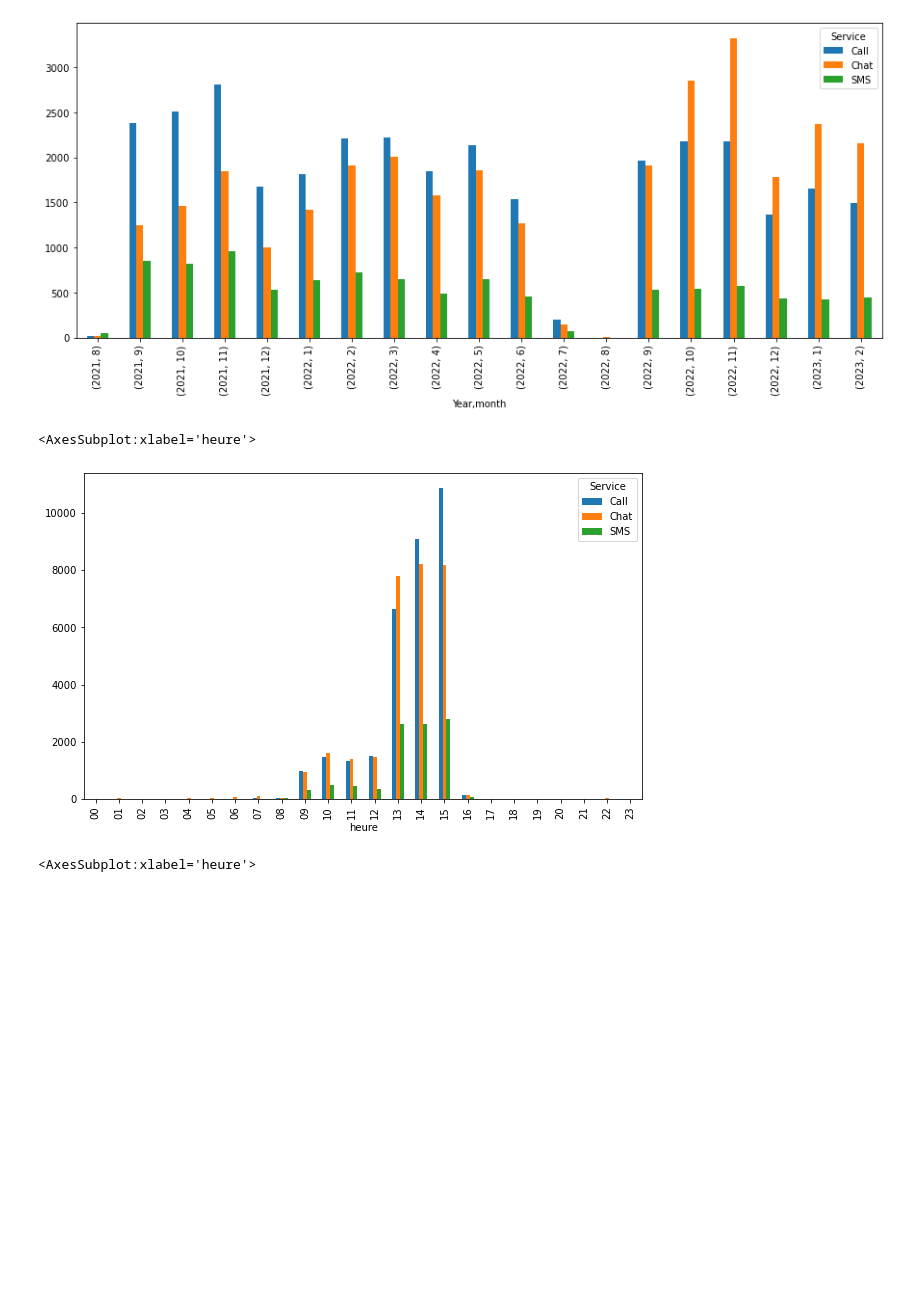
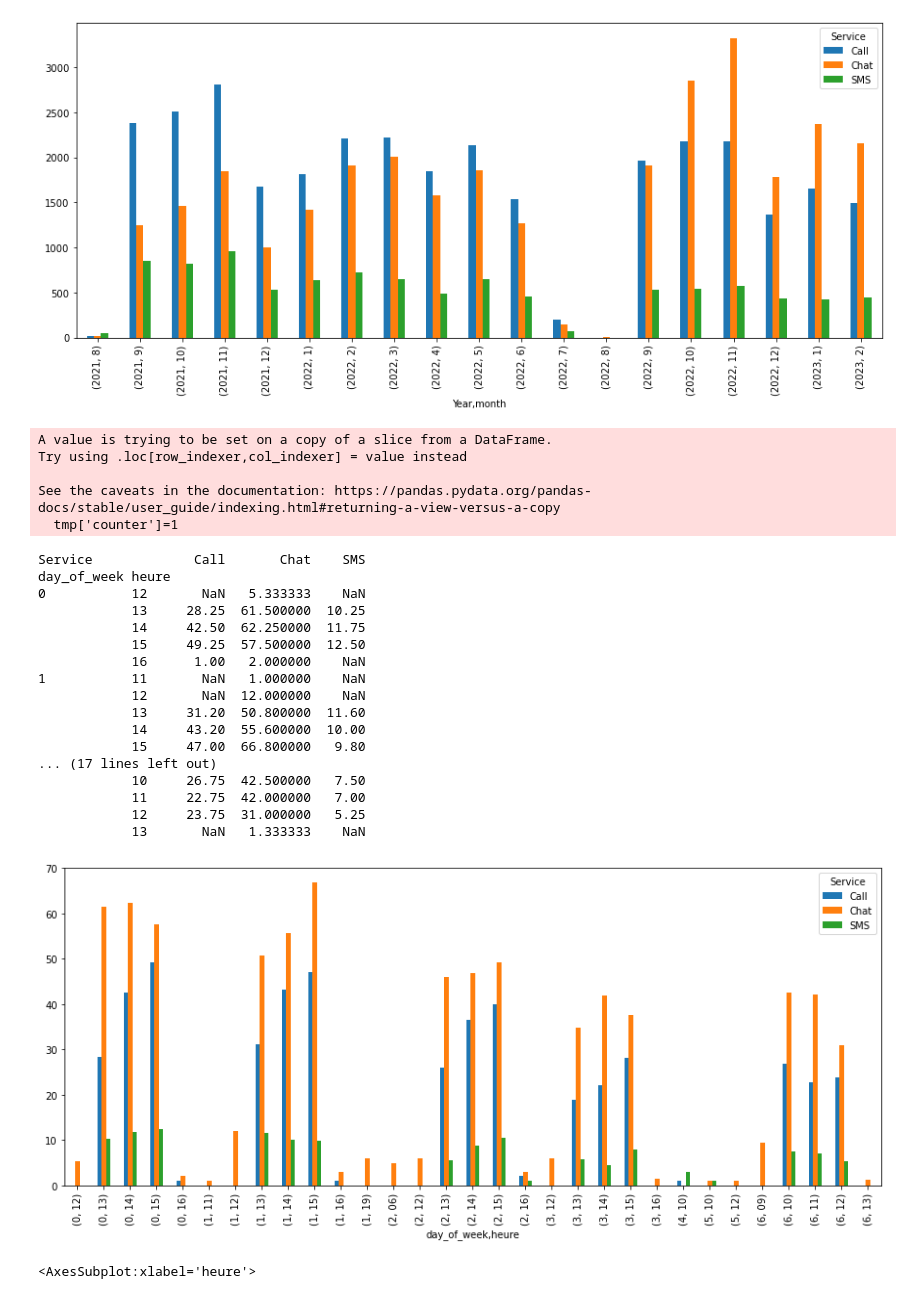
Before and after one commit to Learningchipmunk/Alloprof_DataChallenge_2023, a Jupyter notebook: Test.ipynb, the cells around one changed output. Cells and saved outputs as stored; diff of their text form; code cells hidden in the pictures; blank space fills up the shorter version.

Commit message:
Notebook edits
Data preprocessing and time segmentation

```diff
--- a/Test.ipynb
+++ b/Test.ipynb
@@ -40,18 +129,3 @@ def kmeans(U,k):
             C[i] = np.mean(points, axis=0)#stocke les coordonnes du centre du cluster i
         diff = dist2(C, C_old, None)
     return(C, clusters)
-# %%
-com=pd.read_csv('details_communications-20230301.csv', delimiter=',')
-# alltype=([('f0','str'),('f1','date'),('f2','str'),('f3','str'),('f4','str'), ('f5', ''), ('f6', 'f8'),('f7','f8'),('f8','f8'),('f9','i8'),('f10','i8')])
-# com=np.genfromtxt(completename,delimiter=",",dtype=alltype,usecols=[0,1,2,3,4,5,6,7,8,9,10], names=True)
-# com=np.array(times, dtype=object)
-# com.head()
-com = com.query("Date >= '2021-08-1'")
-com['Date'] = pd.to_datetime(com['Date'])
-com['day_of_week'] = com['Date'].dt.dayofweek
-com['Week_Number'] = com['Date'].dt.isocalendar().week
-com["month"] = com["Date"].dt.month
-com["Year"] = com["Date"].dt.year
-com["MY"]= com['Date'].dt.strftime('%Y-%m')
-com['heure'] = com.Time.str[0:2]
-com.head()
@@ -158,18 +301,44 @@ com_pivot.plot.bar(ax=axs)
 <AxesSubplot:xlabel='Year,month'>
 [figure]
 # %%
-fig, axs = plt.subplots(figsize=(10, 6))
-com['counter']=1
-new=com.groupby(["heure",'Service'])['counter'].sum().reset_index(name ='Sum')
+fig, axs = plt.subplots(figsize=(15, 6))
+tmp= com.query("Date >= '2022-11-01' and Date <='2022-12-01'")
+tmp['counter']=1
+new=tmp.groupby(['Date',"heure",'Service'])['counter'].sum().reset_index(name ='Sum')
+new['day_of_week'] = new['Date'].dt.dayofweek
+new=new.groupby(['day_of_week','heure','Service'])['Sum'].mean().reset_index(name ='Mean')
+new.head()
 com_pivot = pd.pivot_table(new,
-                          values="Sum",
-                          index="heure",
+                          values="Mean",
+                          index=['day_of_week',"heure"],
                           columns="Service")
 
 com_pivot.plot.bar(ax=axs)
+print(com_pivot)
 # %% [output]
-<AxesSubplot:xlabel='heure'>
+A value is trying to be set on a copy of a slice from a DataFrame.
+Try using .loc[row_indexer,col_indexer] = value instead
+
+See the caveats in the documentation: https://pandas.pydata.org/pandas-docs/stable/user_guide/indexing.html#returning-a-view-versus-a-copy
+  tmp['counter']=1
+Service             Call       Chat    SMS
+day_of_week heure
+0           12       NaN   5.333333    NaN
+            13     28.25  61.500000  10.25
+            14     42.50  62.250000  11.75
+            15     49.25  57.500000  12.50
+            16      1.00   2.000000    NaN
+1           11       NaN   1.000000    NaN
+            12       NaN  12.000000    NaN
+            13     31.20  50.800000  11.60
+            14     43.20  55.600000  10.00
+            15     47.00  66.800000   9.80
+... (17 lines left out)
+            10     26.75  42.500000   7.50
+            11     22.75  42.000000   7.00
+            12     23.75  31.000000   5.25
+            13       NaN   1.333333    NaN
-[figure, old version]
+[figure, new version]
 # %%
 fig, axs = plt.subplots(figsize=(10, 6))
 com['counter']=1
```
Also changed, not shown: parts of 32 cells of this notebook.
